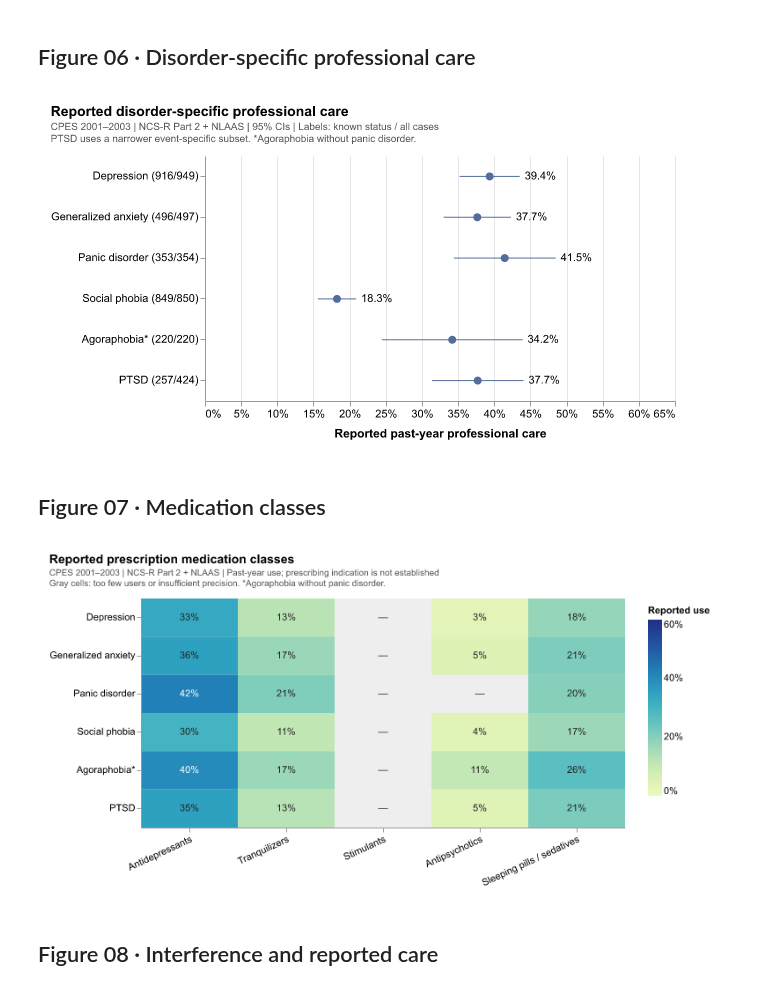
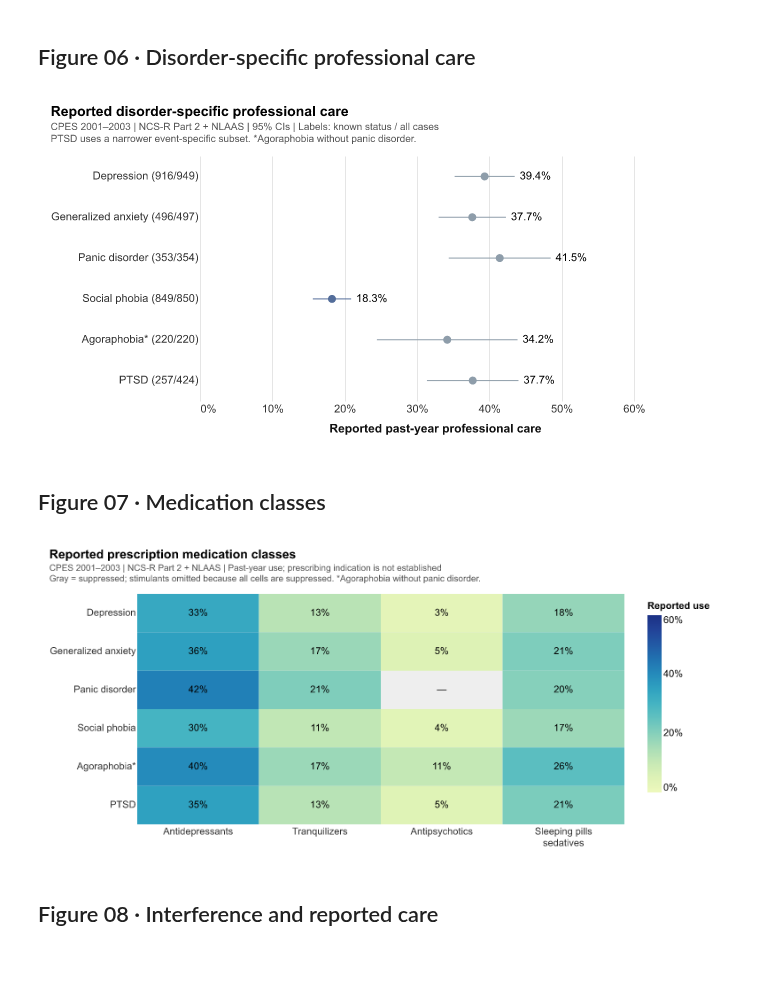
Before and after one commit to judycchen/capp30239-data-visualization_judy-chen, a Jupyter notebook: static-viz-project/milestone2_draft/static-draft.ipynb, the cells around one changed output. Cells and saved outputs as stored; diff of their text form; code cells hidden in the pictures; blank space fills up the shorter version.

```diff
--- a/static-viz-project/milestone2_draft/static-draft.ipynb
+++ b/static-viz-project/milestone2_draft/static-draft.ipynb
@@ -38,7 +38,8 @@ def save_chart(chart, filename, title, notes):
         .configure(background="white", font="Arial", padding=12)
         .configure_axis(
             labelFontSize=11, titleFontSize=12, titlePadding=9,
-            gridColor="#E5E5E5", domainColor="#999999", tickColor="#999999",
+            gridColor="#E5E5E5", tickCount=5, domain=False, ticks=False,
+            labelColor="#333333", titleColor="#111111",
             labelLimit=230,
         )
         .configure_legend(labelFontSize=11, titleFontSize=11, padding=8)
@@ -417,13 +425,15 @@ care_plot = professional_care.assign(
 def professional_care_chart(df):
     base = alt.Chart(df).encode(
         y=alt.Y("group:N", sort=df["group"].tolist(), title=None),
+        color=alt.condition(alt.datum.label == "Social phobia",
+                            alt.value(BLUE), alt.value("#8E9DAA")),
     )
-    intervals = base.mark_rule(color=BLUE).encode(
+    intervals = base.mark_rule().encode(
         x=alt.X("lower:Q", title="Reported past-year professional care", axis=alt.Axis(format="%"),
                 scale=alt.Scale(domain=[0, .65])), x2="upper:Q",
     )
-    points = base.mark_point(filled=True, opacity=1, color=BLUE, size=65).encode(x="estimate:Q")
-    labels = base.mark_text(align="left", dx=5).encode(x="upper:Q", text=alt.Text("estimate:Q", format=".1%"))
+    points = base.mark_point(filled=True, opacity=1, size=65).encode(x="estimate:Q")
+    labels = base.mark_text(align="left", dx=5).encode(x="upper:Q", text=alt.Text("estimate:Q", format=".1%"), color=alt.value("black"))
     return (intervals + points + labels).properties(width=470, height=245)
 
 
@@ -433,7 +443,7 @@ save_chart(
      "PTSD uses a narrower event-specific subset. *Agoraphobia without panic disorder."],
 )
 # %% [output]
-[figure, old version]
+[figure, new version]
 # %% [markdown]
 ## Figure 07 · Medication classes
 # %%
@@ -453,38 +463,42 @@ for row, (name, spec) in enumerate(DISORDERS.items()):
 
 
 medication_labels = ["Antidepressants", "Tranquilizers", "Stimulants", "Antipsychotics", "Sleeping pills / sedatives"]
 medication_df = pd.DataFrame([
     {"disorder": DISORDER_LABELS[row], "medication": medication_labels[col],
      "share": medication_rates[row, col] / 100,
      "label": f"{medication_rates[row, col]:.0f}%" if np.isfinite(medication_rates[row, col]) else "—"}
     for row in range(6) for col in range(5)
 ])
 
 
 def medication_chart(df):
-    base = alt.Chart(df).encode(
-        x=alt.X("medication:N", sort=medication_labels, title=None, axis=alt.Axis(labelAngle=-25)),
+    # Stimulants have no publishable cells; retain their calculations above.
+    visible = df.loc[df["medication"].ne("Stimulants")]
+    shown_classes = [name for name in medication_labels if name != "Stimulants"]
+    base = alt.Chart(visible).encode(
+        x=alt.X("medication:N", sort=shown_classes, title=None,
+                axis=alt.Axis(labelAngle=0, labelExpr="split(datum.label, ' / ')", labelLineHeight=13)),
         y=alt.Y("disorder:N", sort=DISORDER_LABELS, title=None),
     )
     background = base.mark_rect(color="#EEEEEE")
     cells = base.transform_filter("isValid(datum.share)").mark_rect().encode(
         color=alt.Color("share:Q", title="Reported use", scale=alt.Scale(scheme="yellowgreenblue", domain=[0, .6]),
                         legend=alt.Legend(format="%")),
     )
     labels = base.mark_text().encode(
         text="label:N",
-        color=alt.condition("datum.share > .38", alt.value("white"), alt.value("#222222")),
+        color=alt.condition("datum.share > .432", alt.value("white"), alt.value("black")),
     )
     return (background + cells + labels).properties(width=550, height=260)
 
 
 save_chart(
     medication_chart(medication_df), "07_medication_classes.png", "Reported prescription medication classes",
     [CPES_SOURCE + " | Past-year use; prescribing indication is not established",
-     "Gray cells: too few users or insufficient precision. *Agoraphobia without panic disorder."],
+     "Gray = suppressed; stimulants omitted because all cells are suppressed. *Agoraphobia without panic disorder."],
 )
 # %% [output]
-[figure, old version]
+[figure, new version]
 # %% [markdown]
 ## Figure 08 · Interference and reported care
 # %%
```
Also changed, not shown: parts of 8 cells of this notebook, 13 other files.
